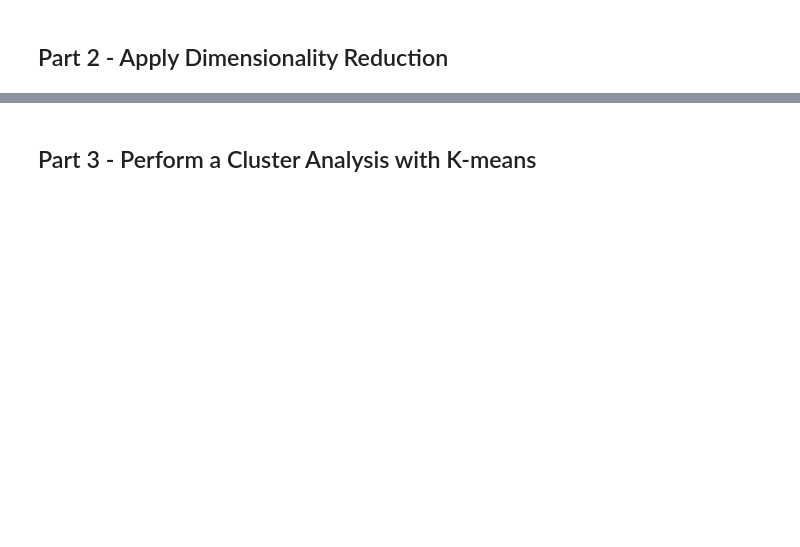
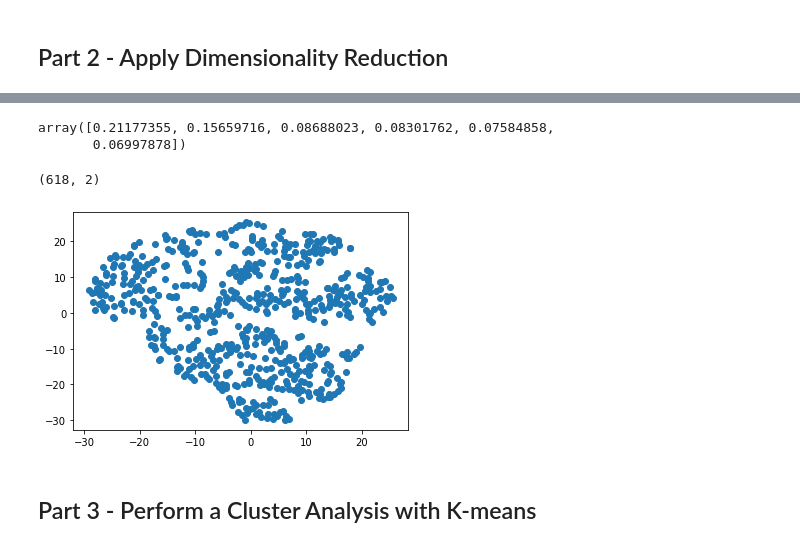
Before and after one commit to bfraser4/Pandas-Unsupervised-Machine-Learning, a Jupyter notebook: myopia.ipynb, the cells around one changed output, grey strips where cells are left out. Drawn from its saved outputs; the diff is of its cells as text; code cells hidden in the pictures; blank space fills up the shorter version.

```diff
--- a/myopia.ipynb
+++ b/myopia.ipynb
@@ -7,2 +29,4 @@
 # %%
 #Remove 'MYOPIC' column from dataset
+removed_df = df.drop(['MYOPIC'], axis = 'columns')
+removed_df.head(10)
@@ -9,3 +64,6 @@
 # %%
 #Standardize dataset so that columns that contain larger values do not
 # influence the outcome more than columns with smaller values
+from sklearn.preprocessing import StandardScaler
+df_scaled = StandardScaler().fit_transform(removed_df)
+print(df_scaled[0:5])
@@ -15,0 +88,13 @@
+# %%
+#Perform dimensionality reduction with PCA. How did the number of features change?
+#Initialize PCA model
+pca = PCA(n_components=6)
+
+#Get six principal components for the iris data.
+df_pca = pca.fit_transform(df_scaled)
+
+#Transform PCA data to a DF
+df_scaled_pca = pd.DataFrame(
+    data=df_pca, columns=["1", "2", "3", "4", "5", "6"]
+)
+df_scaled_pca.head()
@@ -16,8 +108,36 @@
+# %%
+#Fetch the explained variance
+pca.explained_variance_ratio_
+# %% [output]
+array([0.21177355, 0.15659716, 0.08688023, 0.08301762, 0.07584858,
+       0.06997878])
 # %%
 #Further reduce the dataset dimensions with t-SNE and visually inspect the results.
 #Run t-SNE on the principal components, which is the output of the PCA transformation.
+
+#Initialize t-SNE model
+tsne = TSNE(learning_rate=35)
+
+#Reduce dimensions
+tsne_features = tsne.fit_transform(df_scaled_pca)
+
+tsne_features.shape
+# %% [output]
+(618, 2)
 # %%
-#Create a scatter plot of the t-SNE output. Are there distinct clusters?
+#Create a scatter plot of the t-SNE output. Are there distinct clusters? 'No distinct clusters'
+
+#First column of transformed features
+df_scaled_pca['x'] = tsne_features[:,0]
+
+#Second column of transformed features
+df_scaled_pca['y'] = tsne_features[:,1]
+
+#Visualize the clusters
+plt.scatter(df_scaled_pca['x'], df_scaled_pca['y'])
+plt.show()
+# %% [output]
+[figure, added]
 # %% [markdown]
 ## Part 3 - Perform a Cluster Analysis with K-means
 # %%
```
Also changed, not shown: parts of 11 cells of this notebook.
